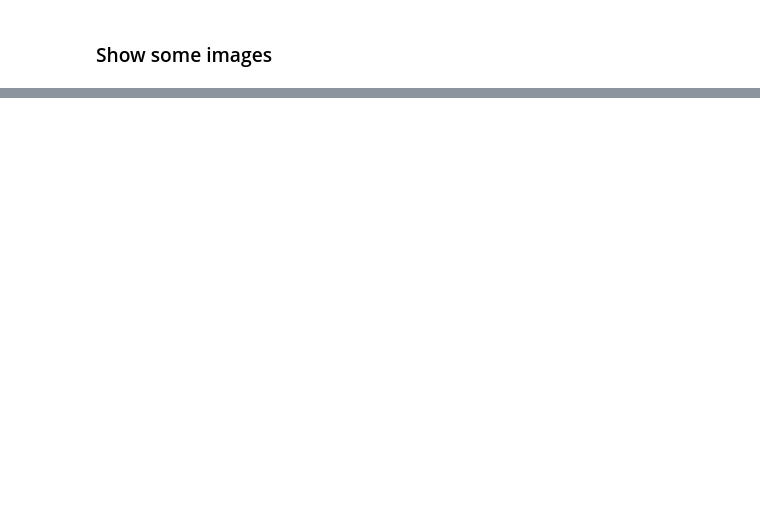
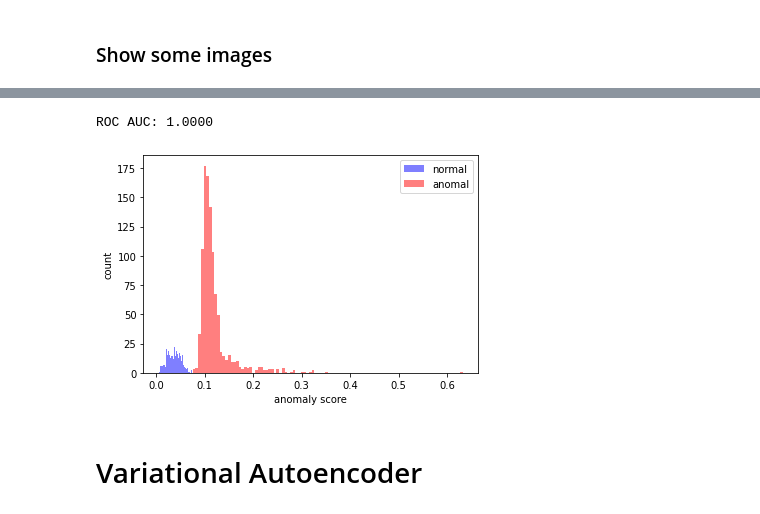
Before and after one commit to martinmenten/anomaly-detection-tutorial, a Jupyter notebook: anomaly_detection.ipynb, the cells around one changed output, grey strips where cells are left out. Drawn from its saved outputs; the diff is of its cells as text; code cells hidden in the pictures; blank space fills up the shorter version.

```diff
--- a/anomaly_detection.ipynb
+++ b/anomaly_detection.ipynb
@@ -183,11 +243,17 @@ def test_ae(config, ae, testloader):
         scores.extend(anomaly_score.cpu().numpy())
         labels.extend(y.numpy())
 
-    return scores, labels
+    return np.array(scores), np.array(labels)
 
-scores, labels = test_ae(config, ae, testloader)
+ae_scores, ae_labels = test_ae(config, ae, testloader)
 # %%
 # Evaluation
-from sklearn.metrics import roc_auc_score  # Only quick test, remove later
-auroc = roc_auc_score(labels, scores)
-print(auroc)
+auroc = roc_auc_score(ae_labels, ae_scores)
+print(f'ROC AUC: {auroc:.4f}')
+
+plot_anomaly_scores(ae_scores, ae_labels)
+# %% [output]
+ROC AUC: 1.0000
+[figure, added]
+# %% [markdown]
+# Variational Autoencoder
```
Also changed, not shown: parts of 12 cells of this notebook, 3 other files.
